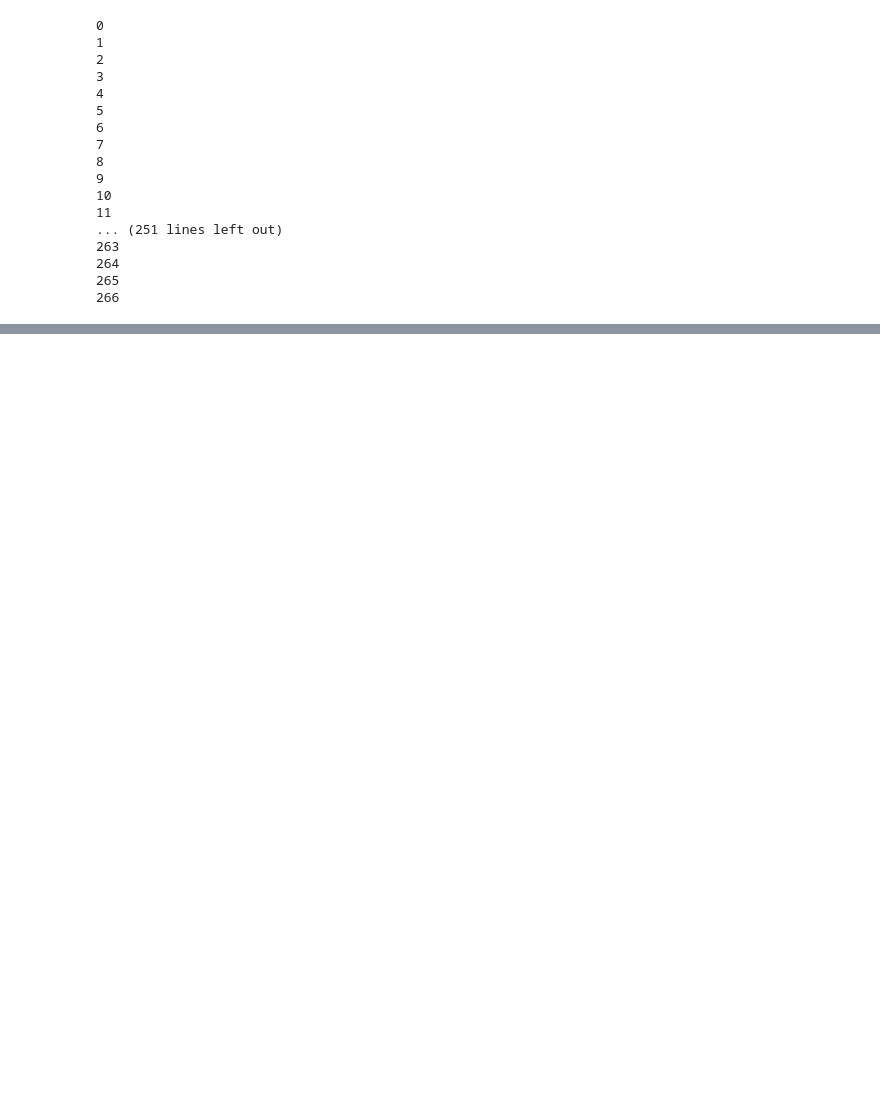
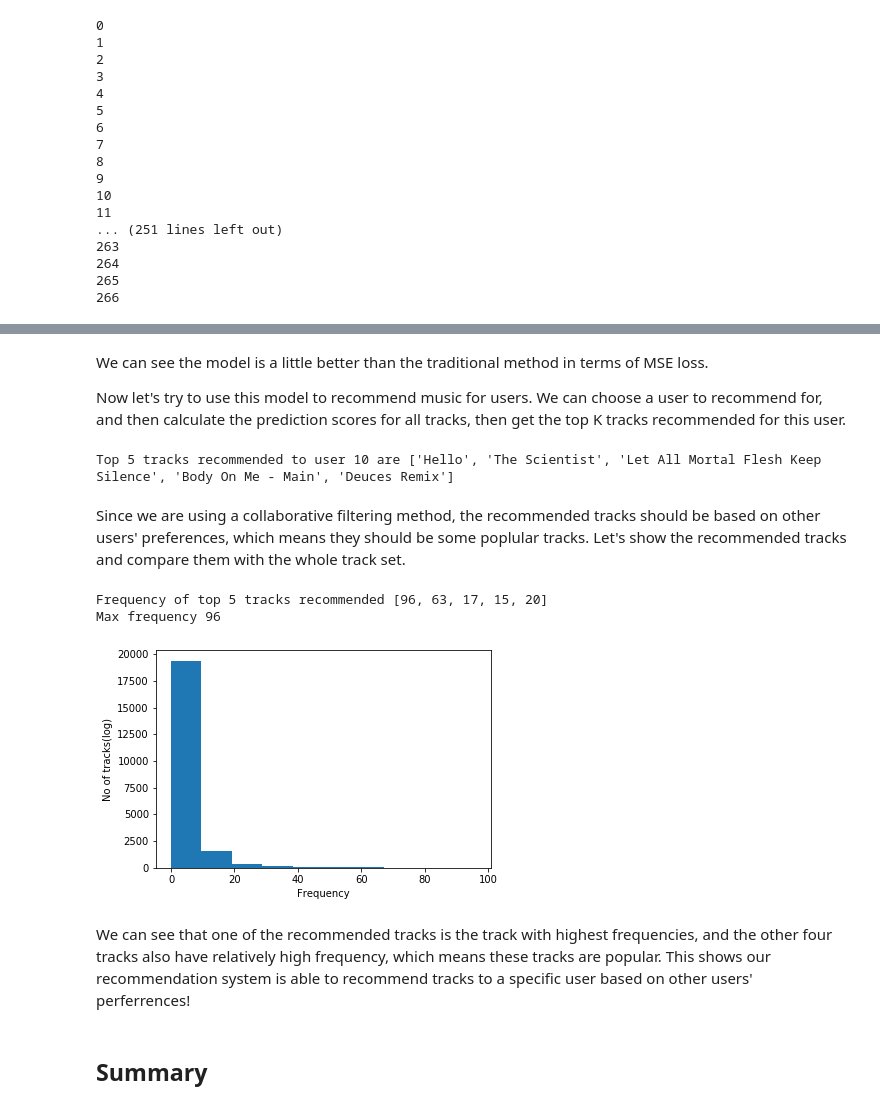
Before and after one commit to ericgeyiyang/PDSProject, a Jupyter notebook: SpotifyPlaylistCrawler.ipynb, the cells around one changed output, grey strips where cells are left out. Saved outputs shown, nothing was run; the diff lists cells and outputs as text; code cells hidden in the pictures; blank space fills up the shorter version.

```diff
--- a/SpotifyPlaylistCrawler.ipynb
+++ b/SpotifyPlaylistCrawler.ipynb
@@ -347,0 +724,21 @@ EmbeddingNN(
+# %%
+# Train and test
+for epoch in range(n_epochs):
+    print(f"----- Epoch {epoch} -----")
+    net.train()
+    train_loss = train_epoch(net, optimizer, train_loader, criterion, device)
+    print(f"train MSE loss: {train_loss:.2f}")
+    net.eval()
+    eval_loss = evaluate_epoch(net, valid_loader, device)
+    print(f"Validation MSE loss: {eval_loss:.2f}")
+    # Early stopping
+    if eval_loss < best_loss:
+        best_loss = eval_loss
+        no_improvements = 0
+        print(f"Saving new best model (epoch {epoch} loss {eval_loss})")
+        torch.save(net.state_dict(), 'model.pt')
+    else:
+        no_improvements += 1
+    if patience < no_improvements:
+        print(f'early stopping after epoch {epoch}')
+        break
@@ -347,0 +763,41 @@ EmbeddingNN(
+# %% [markdown]
+We can see the model is a little better than the traditional method in terms of MSE loss.
+
+Now let's try to use this model to recommend music for users. We can choose a user to recommend for, and then calculate the prediction scores for all tracks, then get the top K tracks recommended for this user.
+# %%
+# Choose a user and all tracks, input to the network, and generate prediction output.
+user_id = 10
+user_tracks = cf_data.track_name[cf_data.user_id == user_id]
+user_freqs = cf_data.freq[cf_data.user_id == user_id]
+all_tracks = list(set(cf_data.track_name))
+out = net(torch.tensor([user_id] * len(all_tracks)).to(device), torch.tensor(all_tracks).to(device))
+
+# Select the top 5 recommended tracks to print
+k = 5
+topk, indices = torch.topk(out.view(-1), k)
+recommend_tracks = [cf_data.idx2track[all_tracks[idx]] for idx in indices]
+print(f"Top {k} tracks recommended to user {user_id} are {recommend_tracks}")
+# %% [output]
+Top 5 tracks recommended to user 10 are ['Hello', 'The Scientist', 'Let All Mortal Flesh Keep Silence', 'Body On Me - Main', 'Deuces Remix']
+# %% [markdown]
+Since we are using a collaborative filtering method, the recommended tracks should be based on other users' preferences, which means they should be some poplular tracks. Let's show the recommended tracks and compare them with the whole track set.
+# %%
+# Visualize the total frequency in the original data for these recommend tracks.
+recommend_tracks_freq = [total_freq[track] for track in recommend_tracks]
+print(f"Frequency of top {k} tracks recommended {recommend_tracks_freq}")
+
+# Visualize the total frequency distribution in the track set.
+print(f"Max frequency of the whole track set: {max(total_freq.values())}")
+plt.hist(total_freq.values())
+plt.ylabel('No of tracks(log)')
+plt.xlabel('Frequency')
+plt.show()
+# %% [output]
+Frequency of top 5 tracks recommended [96, 63, 17, 15, 20]
+Max frequency 96
+[figure, added]
+# %% [markdown]
+We can see that one of the recommended tracks is the track with highest frequencies, and the other four tracks also have relatively high frequency, which means these tracks are popular.
+This shows our recommendation system is able to recommend tracks to a specific user based on other users' perferrences!
+# %% [markdown]
+## Summary
```
Also changed, not shown: parts of 65 cells of this notebook, 1 other file.
